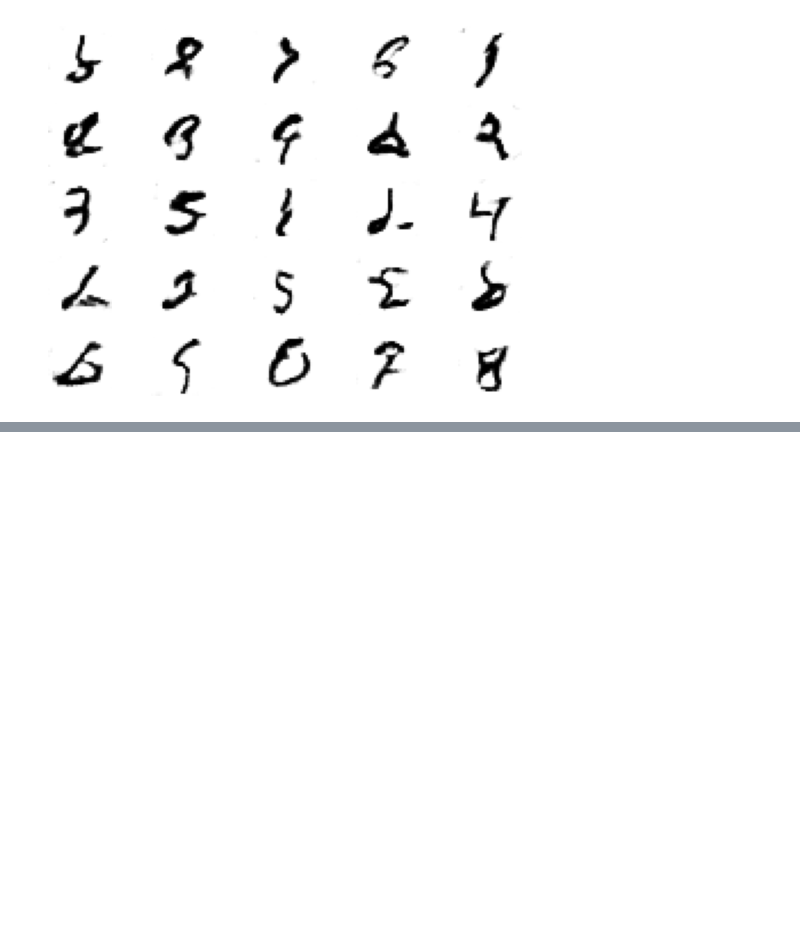
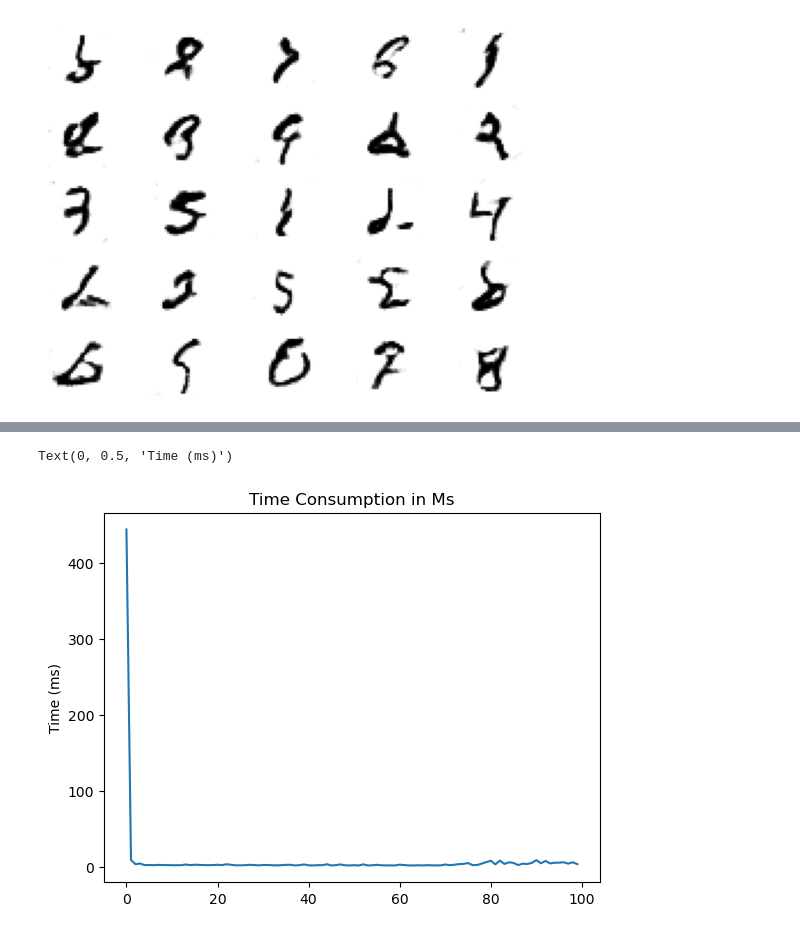
Before and after one commit to cgfalcon/XArtist, a Jupyter notebook: training/mnist_gan_training.ipynb, the cells around one changed output, grey strips where cells are left out. Saved outputs shown, nothing was run; the diff lists cells and outputs as text; code cells hidden in the pictures; blank space fills up the shorter version.

```diff
--- a/training/gan_tranining.ipynb
+++ b/training/mnist_gan_training.ipynb
@@ -629,0 +633,23 @@ plt.imshow(zerop_output[0, 0, :, :].detach().cpu().numpy().reshape(INPUT_DIM, IN
+# %%
+dim_intervals = torch.linspace(-1, 1, 100, device=device)
+print(dim_intervals)
+
+start_point = torch.ones(1, 100).to(device)
+print( start_point)
+
+generated_images = []
+cost_times = []
+
+for idx, intr in enumerate(dim_intervals):
+    new_point = start_point.clone()
+    for d in range(10):
+        new_point[0][50 + d] = intr
+    start_ts = time.time()
+    output = g_model(new_point)
+    generated_images.append(output[0, 0, :, :].detach().cpu().numpy().reshape(INPUT_DIM, INPUT_DIM))
+    cost_ts = (time.time() - start_ts) * 1000
+    cost_times.append(cost_ts)
+    print(f'[{idx}]Image generated in {cost_ts} ms')
+    # print(latent_point)
+
+print(f'Generated images: {len(generated_images)}')
@@ -629,0 +674,7 @@ plt.imshow(zerop_output[0, 0, :, :].detach().cpu().numpy().reshape(INPUT_DIM, IN
+# %%
+plt.plot(cost_times)
+plt.title('Time Consumption in Ms')
+plt.ylabel('Time (ms)')
+# %% [output]
+Text(0, 0.5, 'Time (ms)')
+[figure, added]
```
Also changed, not shown: parts of 9 cells of this notebook.
